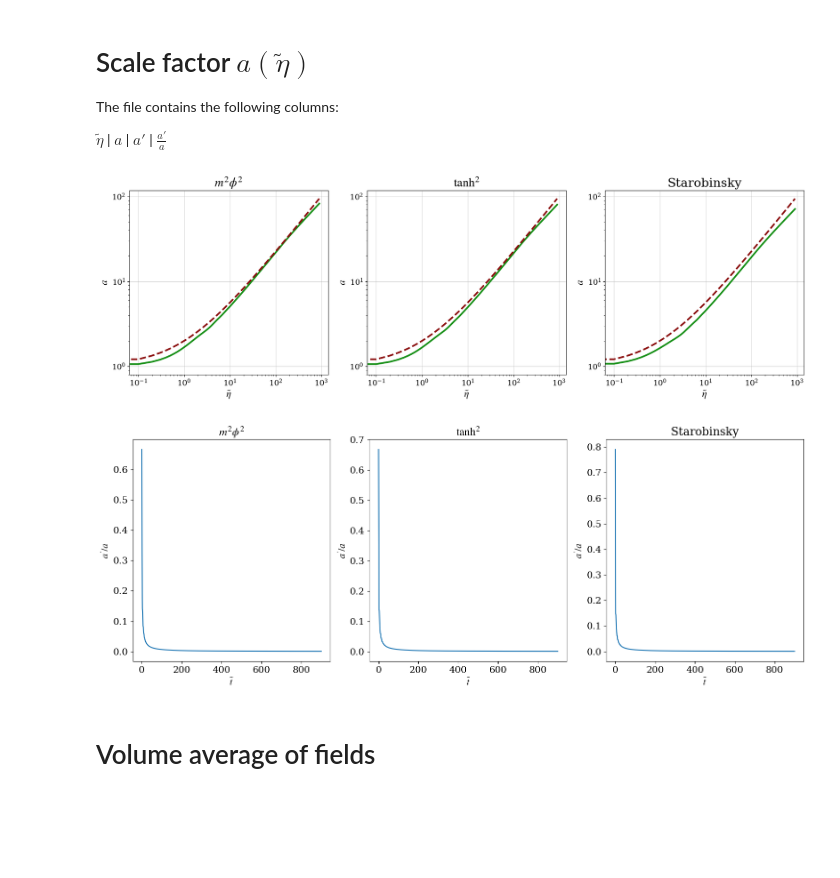
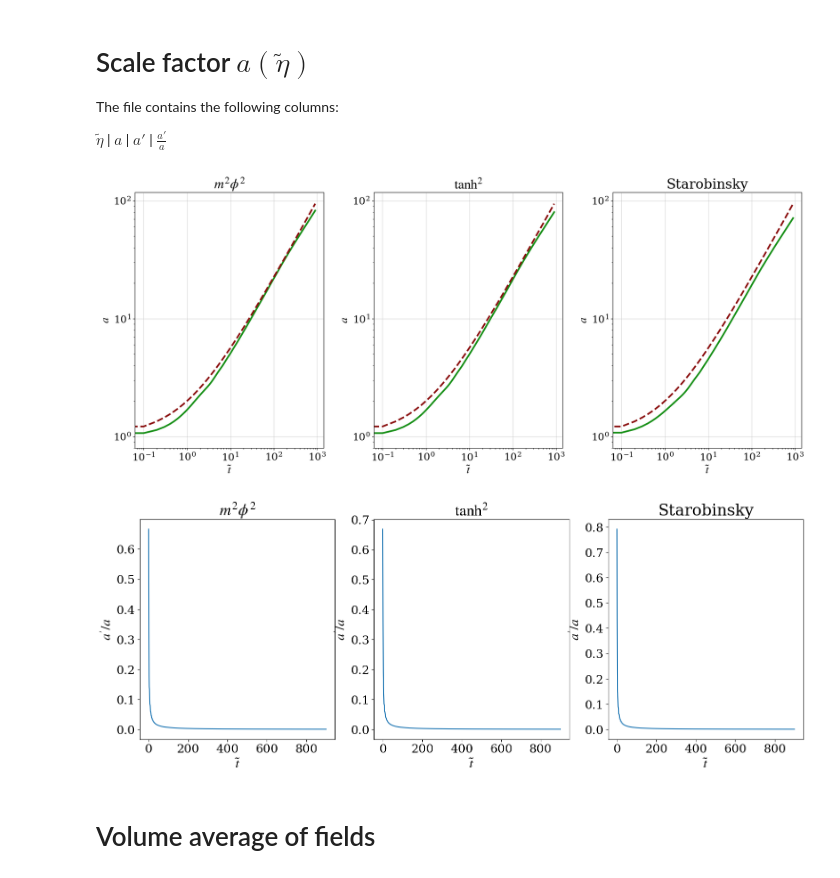
Before and after one commit to TomasCiccarella/Tesis, a Jupyter notebook: cosmolattice/m2phi2_tanh2_starobinsky3.ipynb, the cells around one changed output. Cells and saved outputs as stored; diff of their text form; code cells hidden in the pictures; blank space fills up the shorter version.

```diff
--- a/cosmolattice/m2phi2_tanh2_starobinsky3.ipynb
+++ b/cosmolattice/m2phi2_tanh2_starobinsky3.ipynb
@@ -12,9 +12,9 @@ from scipy.integrate import solve_ivp
 mpl.rc('figure', figsize=(12, 6))
 mpl.rc('text', usetex = False)
 mpl.rc('font', family = 'serif')
-mpl.rc('font', size = '14')
-mpl.rc('xtick', labelsize=14)
-mpl.rc('ytick', labelsize=14)
+mpl.rc('font', size = '20')
+mpl.rc('xtick', labelsize=18)
+mpl.rc('ytick', labelsize=18)
 mpl.rcParams['mathtext.fontset'] = 'stix'
 # %%
 #Definimos las direcciones de los archivos
@@ -49,14 +49,14 @@ if expansion == True:
     aDat_starobinsky3 = np.loadtxt(dir_starobinsky3 + "average_scale_factor.txt")
 
     #plot a#plot a
-    plt.figure(figsize=(18, 6))
+    plt.figure(figsize=(18, 8))
 
     plt.subplot(1, 3, 1)
     plt.plot(aDat_m2phi2[:,0], aDat_m2phi2[:,1], color = "#168F16", lw = 3)
     plt.plot(aDat_m2phi2[:,0], aDat_m2phi2[:,0]**(2/3)+1, ls = "--", color = "#8a0e0e", lw = 3)
-    plt.ylabel("$a$", fontsize = 18)
-    plt.xlabel('$\\tilde\eta$', fontsize = 18)
-    plt.title(r"$m^2 \phi^2$", fontsize = 22)
+    plt.ylabel("$a$")
+    plt.xlabel('$\\tilde t$')
+    plt.title(r"$m^2 \phi^2$")
     plt.xscale('log')
     plt.yscale('log')
     plt.grid(alpha = 0.5)
@@ -64,9 +64,9 @@ if expansion == True:
     plt.subplot(1, 3, 2)
     plt.plot(aDat_tanh2[:,0], aDat_tanh2[:,1], color = "#168F16", lw = 3)
     plt.plot(aDat_tanh2[:,0], aDat_tanh2[:,0]**(2/3)+1, ls = "--", color = "#8a0e0e", lw = 3)
-    plt.ylabel("$a$", fontsize = 18)
-    plt.xlabel('$\\tilde\eta$', fontsize = 18)
-    plt.title(r"$\tanh^2$", fontsize = 22)
+    plt.ylabel("$a$")
+    plt.xlabel('$\\tilde t$')
+    plt.title(r"$\tanh^2$")
     plt.xscale('log')
     plt.yscale('log')
     plt.grid(alpha = 0.5)
@@ -74,9 +74,9 @@ if expansion == True:
     plt.subplot(1, 3, 3)
     plt.plot(aDat_starobinsky3[:,0], aDat_starobinsky3[:,1], color = "#168F16", lw = 3)
     plt.plot(aDat_starobinsky3[:,0], aDat_starobinsky3[:,0]**(2/3)+1, ls = "--", color = "#8a0e0e", lw = 3)
-    plt.ylabel("$a$", fontsize = 18)
-    plt.xlabel('$\\tilde\eta$', fontsize = 18)
-    plt.title(r"Starobinsky", fontsize = 22)
+    plt.ylabel("$a$")
+    plt.xlabel('$\\tilde t$')
+    plt.title(r"Starobinsky")
     plt.xscale('log')
     plt.yscale('log')
     plt.grid(alpha = 0.5)
@@ -84,35 +84,35 @@ if expansion == True:
     plt.tight_layout()
     plt.savefig("CosmoLattice_background_a_m2phi2tanh2Starobinsky.pdf", format = "pdf")
 
 
     #plot a'/a
     plt.figure(figsize=(18, 6))
 
     plt.subplot(1, 3, 1)
     plt.plot(aDat_m2phi2[:,0], aDat_m2phi2[:,3])
     plt.ylabel(r"$a^\prime/a$")
     plt.xlabel(r'$\tilde t$')
     plt.title(r"$m^2 \phi^2$")
 
     plt.subplot(1, 3, 2)
     plt.plot(aDat_tanh2[:,0], aDat_tanh2[:,3])
     plt.ylabel(r"$a^\prime/a$")
     plt.xlabel(r'$\tilde t$')
     plt.title(r"$\tanh^2$")
 
     plt.subplot(1, 3, 3)
     plt.plot(aDat_starobinsky3[:,0], aDat_starobinsky3[:,3])
     plt.ylabel(r"$a^\prime/a$")
     plt.xlabel(r'$\tilde t$')
     plt.title(r"Starobinsky")
 
 else:
     aDat_m2phi2 = None
     aDat_tanh2 = None
     aDat_starobinsky3 = None
 # %% [output]
-[figure, old version]
+[figure, new version]
-[figure, old version]
+[figure, new version]
 # %% [markdown]
 # Volume average of fields
 # %% [markdown]
```
Also changed, not shown: parts of 13 cells of this notebook, 35 other files.
